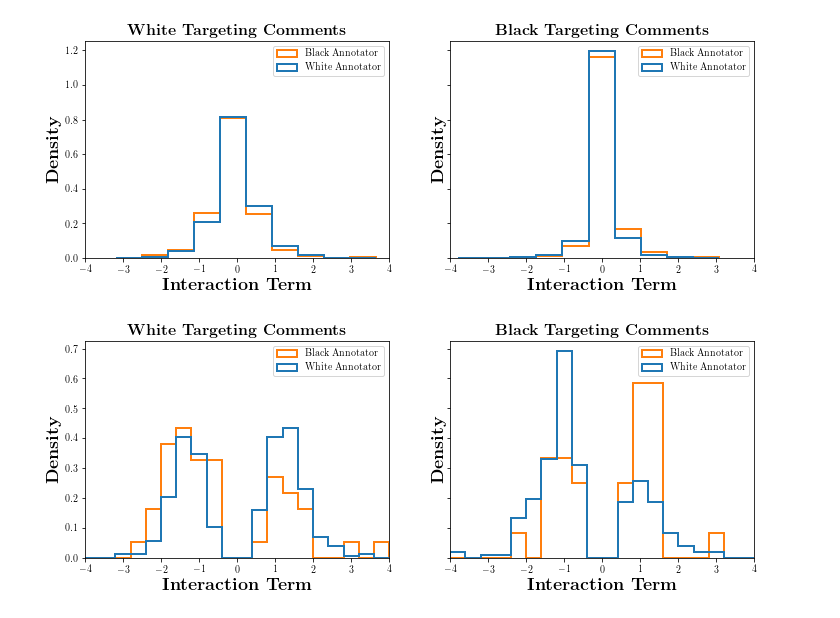
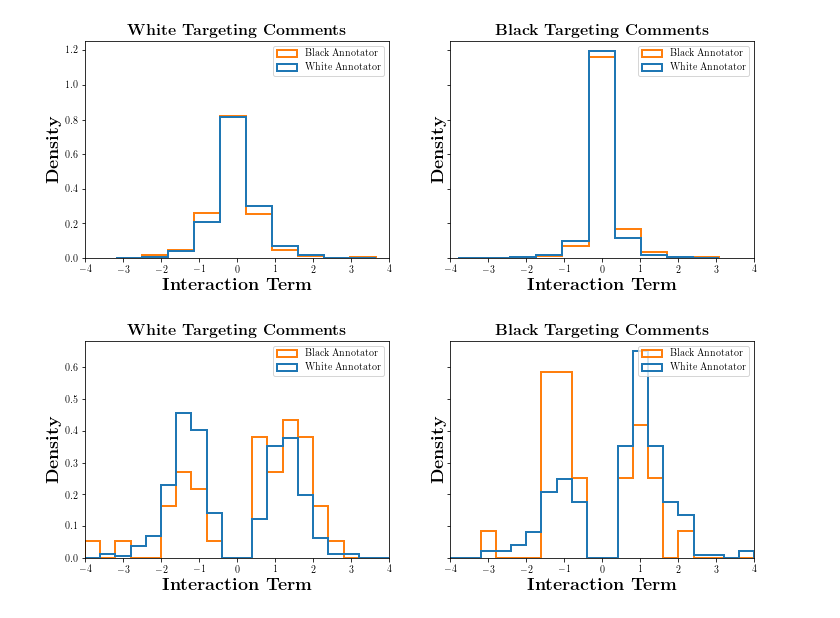
Before and after one commit to dlab-projects/annotator_sensitivity_irt, a Jupyter notebook: notebooks/analyze_exp05.ipynb, the cells around one changed output. Saved outputs shown, nothing was run; the diff lists cells and outputs as text; code cells hidden in the pictures.

```diff
--- a/notebooks/analyze_exp05.ipynb
+++ b/notebooks/analyze_exp05.ipynb
@@ -135,2 +103,7 @@ Name: 3206, dtype: object
+# %%
+df['bias_corrected'] = -df['bias']
+df['bias_abs'] = df['bias'].abs()
+df['annotator_race_name'] = np.where(df['annotator_race'] == 1, 'black', 'white')
+df['target_race_name'] = np.where(df['race'] == 1, 'black', 'white')
 # %%
 fig, ax = plt.subplots(1, 1, figsize=(10, 5))
@@ -179,35 +152,35 @@ for ax in axes:
 # %%
 fig, axes = plt.subplots(1, 2, figsize=(12, 4), sharey=True)
 
 axes[0].hist(
-    [df[(df['annotator_race'] == 0) & (df['race'] == 0) & (df['p_values'] < 0.1)]['bias'],
-     df[(df['annotator_race'] == 1) & (df['race'] == 0) & (df['p_values'] < 0.1)]['bias']],
+    [df[(df['annotator_race'] == 0) & (df['race'] == 0) & (df['p_values'] < 0.1)]['bias_corrected'],
+     df[(df['annotator_race'] == 1) & (df['race'] == 0) & (df['p_values'] < 0.1)]['bias_corrected']],
     histtype='step',
     density=True,
     bins=np.linspace(-4, 4, 21),
     lw=2,
     label=['White Annotator', 'Black Annotator']
 )
 
 axes[1].hist(
-    [df[(df['annotator_race'] == 0) & (df['race'] == 1) & (df['p_values'] < 0.1)]['bias'],
-     df[(df['annotator_race'] == 1) & (df['race'] == 1) & (df['p_values'] < 0.1)]['bias']],
+    [df[(df['annotator_race'] == 0) & (df['race'] == 1) & (df['p_values'] < 0.1)]['bias_corrected'],
+     df[(df['annotator_race'] == 1) & (df['race'] == 1) & (df['p_values'] < 0.1)]['bias_corrected']],
     histtype='step',
     density=True,
     lw=2,
     bins=np.linspace(-4, 4, 21),
     label=['White Annotator', 'Black Annotator']
 )
 
 axes[0].set_title(r'\textbf{White Targeting Comments}', fontsize=16)
 axes[1].set_title(r'\textbf{Black Targeting Comments}', fontsize=16)
 
 for ax in axes:
     ax.legend(loc='best')
     ax.set_xlim([-4, 4])
     ax.set_xlabel(r'\textbf{Interaction Term}', fontsize=18)
     ax.set_ylabel(r'\textbf{Density}', fontsize=18)
 
 #plt.savefig('interaction_terms_significant_annotators.png', dpi=300)
 # %% [output]
-[figure, old version]
+[figure, new version]
```
Also changed, not shown: parts of 17 cells of this notebook, 2 other files.
